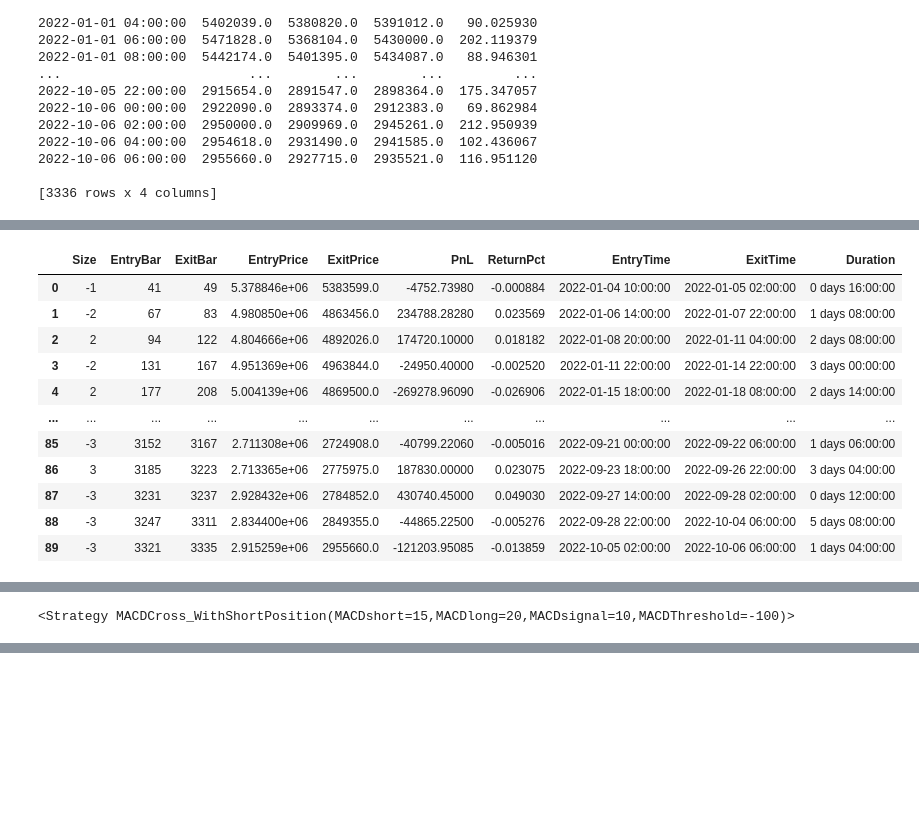
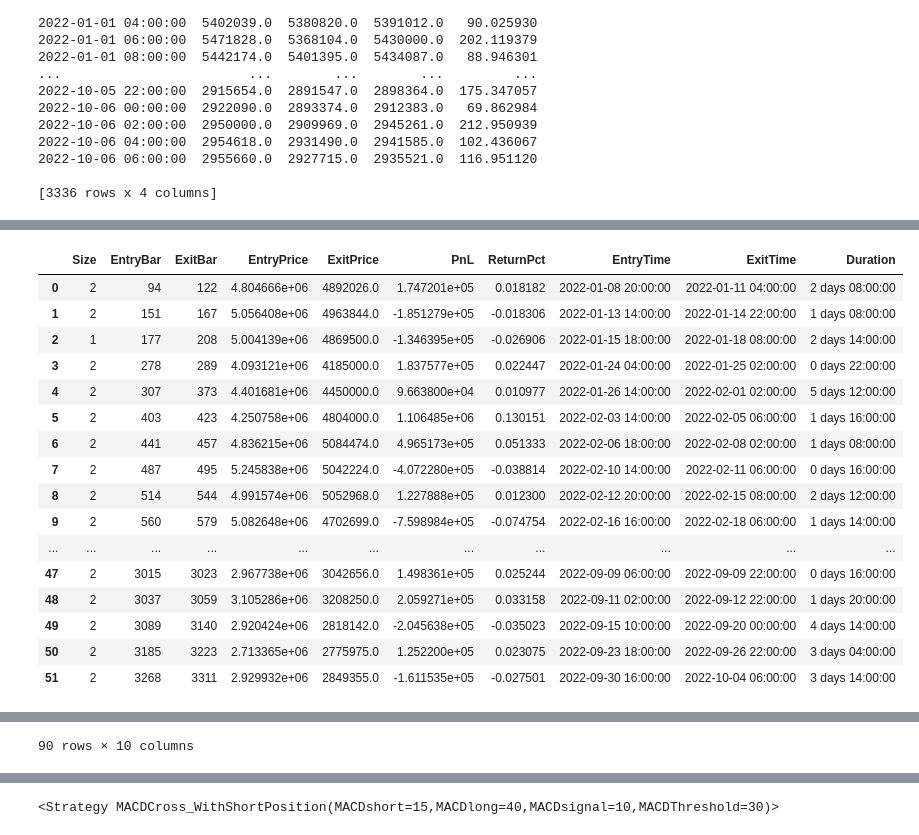
Before and after one commit to simari1/SystemTrade, a Jupyter notebook: Backtesting.py/2_DoBacktesting_BTC_HOUR.ipynb, the cells around one changed output, grey strips where cells are left out. Saved outputs shown, nothing was run; the diff lists cells and outputs as text; code cells hidden in the pictures; blank space fills up the shorter version.

Commit message:
add BTC hour data

```diff
--- a/Backtesting.py/2_DoBacktesting_BTC_HOUR.ipynb
+++ b/Backtesting.py/2_DoBacktesting_BTC_HOUR.ipynb
@@ -68,30 +68,30 @@ import BacktestingStrategies.Strategy_MacdCross as btst
 importlib.reload(btst)
 importlib.reload(opt)
 
-# # バックテストを設定
-# bt = Backtest(
-#     data, # チャートデータ
-#     btst.MACDCross, # 売買戦略
-#     cash=initial, # 最初の所持金
-#     commission=0.00495, # 取引手数料
-#     margin=1.0, # レバレッジ倍率の逆数（0.5で2倍レバレッジ）
-#     trade_on_close=False, # True：現在の終値で取引，False：次の時間の始値で取引
-#     exclusive_orders=True, #自動でポジションをクローズ(オープン)
-# )
-# execute_backtest(bt)
+# バックテストを設定
+bt = Backtest(
+    data, # チャートデータ
+    btst.MACDCross, # 売買戦略
+    cash=initial, # 最初の所持金
+    commission=0.00495, # 取引手数料
+    margin=1.0, # レバレッジ倍率の逆数（0.5で2倍レバレッジ）
+    trade_on_close=False, # True：現在の終値で取引，False：次の時間の始値で取引
+    exclusive_orders=True, #自動でポジションをクローズ(オープン)
+)
+execute_backtest(bt)
 
-# #最適化
-# opt_params = {
-#     "MACDshort": range(10, 25, 5),\
-#     "MACDlong": range(10, 75, 10),\
-#     "MACDsignal": range(10, 15, 5),\
-#     "MACDThreshold": range(-100, 100, 10),\
-#     "maximize": opt.optim_func,\
-#     "method": 'grid',\
-#     "constraint": lambda x: (x.MACDlong > x.MACDshort) & (x.MACDshort > x.MACDsignal),\
-#     "max_tries": 1000
-# }
-# execute_optimize(bt, opt_params)
+#最適化
+opt_params = {
+    "MACDshort": range(10, 25, 5),\
+    "MACDlong": range(10, 75, 10),\
+    "MACDsignal": range(10, 15, 5),\
+    "MACDThreshold": range(-100, 100, 10),\
+    "maximize": "Equity Final [$]",\
+    "method": 'grid',\
+    "constraint": lambda x: (x.MACDlong > x.MACDshort) & (x.MACDshort > x.MACDsignal),\
+    "max_tries": 1000
+}
+execute_optimize(bt, opt_params)
 
 
 # バックテストを設定
@@ -126,15 +126,20 @@ _strategy                 MACDCross_WithSh...
 _equity_curve                             ...
 _trades                       Size  EntryB...
 dtype: object
 |  | Size | EntryBar | ExitBar | EntryPrice | ExitPrice | PnL | ReturnPct | EntryTime | ExitTime | Duration |
-| 0 | -1 | 41 | 49 | 5.378846e+06 | 5383599.0 | -4752.73980 | -0.000884 | 2022-01-04 10:00:00 | 2022-01-05 02:00:00 | 0 days 16:00:00 |
-| 1 | -2 | 67 | 83 | 4.980850e+06 | 4863456.0 | 234788.28280 | 0.023569 | 2022-01-06 14:00:00 | 2022-01-07 22:00:00 | 1 days 08:00:00 |
-| 2 | 2 | 94 | 122 | 4.804666e+06 | 4892026.0 | 174720.10000 | 0.018182 | 2022-01-08 20:00:00 | 2022-01-11 04:00:00 | 2 days 08:00:00 |
-| 3 | -2 | 131 | 167 | 4.951369e+06 | 4963844.0 | -24950.40000 | -0.002520 | 2022-01-11 22:00:00 | 2022-01-14 22:00:00 | 3 days 00:00:00 |
-| 4 | 2 | 177 | 208 | 5.004139e+06 | 4869500.0 | -269278.96090 | -0.026906 | 2022-01-15 18:00:00 | 2022-01-18 08:00:00 | 2 days 14:00:00 |
+| 0 | 2 | 94 | 122 | 4.804666e+06 | 4892026.0 | 1.747201e+05 | 0.018182 | 2022-01-08 20:00:00 | 2022-01-11 04:00:00 | 2 days 08:00:00 |
+| 1 | 2 | 151 | 167 | 5.056408e+06 | 4963844.0 | -1.851279e+05 | -0.018306 | 2022-01-13 14:00:00 | 2022-01-14 22:00:00 | 1 days 08:00:00 |
+| 2 | 1 | 177 | 208 | 5.004139e+06 | 4869500.0 | -1.346395e+05 | -0.026906 | 2022-01-15 18:00:00 | 2022-01-18 08:00:00 | 2 days 14:00:00 |
+| 3 | 2 | 278 | 289 | 4.093121e+06 | 4185000.0 | 1.837577e+05 | 0.022447 | 2022-01-24 04:00:00 | 2022-01-25 02:00:00 | 0 days 22:00:00 |
+| 4 | 2 | 307 | 373 | 4.401681e+06 | 4450000.0 | 9.663800e+04 | 0.010977 | 2022-01-26 14:00:00 | 2022-02-01 02:00:00 | 5 days 12:00:00 |
+| 5 | 2 | 403 | 423 | 4.250758e+06 | 4804000.0 | 1.106485e+06 | 0.130151 | 2022-02-03 14:00:00 | 2022-02-05 06:00:00 | 1 days 16:00:00 |
+| 6 | 2 | 441 | 457 | 4.836215e+06 | 5084474.0 | 4.965173e+05 | 0.051333 | 2022-02-06 18:00:00 | 2022-02-08 02:00:00 | 1 days 08:00:00 |
+| 7 | 2 | 487 | 495 | 5.245838e+06 | 5042224.0 | -4.072280e+05 | -0.038814 | 2022-02-10 14:00:00 | 2022-02-11 06:00:00 | 0 days 16:00:00 |
+| 8 | 2 | 514 | 544 | 4.991574e+06 | 5052968.0 | 1.227888e+05 | 0.012300 | 2022-02-12 20:00:00 | 2022-02-15 08:00:00 | 2 days 12:00:00 |
+| 9 | 2 | 560 | 579 | 5.082648e+06 | 4702699.0 | -7.598984e+05 | -0.074754 | 2022-02-16 16:00:00 | 2022-02-18 06:00:00 | 1 days 14:00:00 |
 | ... | ... | ... | ... | ... | ... | ... | ... | ... | ... | ... |
-| 85 | -3 | 3152 | 3167 | 2.711308e+06 | 2724908.0 | -40799.22060 | -0.005016 | 2022-09-21 00:00:00 | 2022-09-22 06:00:00 | 1 days 06:00:00 |
-| 86 | 3 | 3185 | 3223 | 2.713365e+06 | 2775975.0 | 187830.00000 | 0.023075 | 2022-09-23 18:00:00 | 2022-09-26 22:00:00 | 3 days 04:00:00 |
-| 87 | -3 | 3231 | 3237 | 2.928432e+06 | 2784852.0 | 430740.45000 | 0.049030 | 2022-09-27 14:00:00 | 2022-09-28 02:00:00 | 0 days 12:00:00 |
-| 88 | -3 | 3247 | 3311 | 2.834400e+06 | 2849355.0 | -44865.22500 | -0.005276 | 2022-09-28 22:00:00 | 2022-10-04 06:00:00 | 5 days 08:00:00 |
-| 89 | -3 | 3321 | 3335 | 2.915259e+06 | 2955660.0 | -121203.95085 | -0.013859 | 2022-10-05 02:00:00 | 2022-10-06 06:00:00 | 1 days 04:00:00 |
+| 47 | 2 | 3015 | 3023 | 2.967738e+06 | 3042656.0 | 1.498361e+05 | 0.025244 | 2022-09-09 06:00:00 | 2022-09-09 22:00:00 | 0 days 16:00:00 |
+| 48 | 2 | 3037 | 3059 | 3.105286e+06 | 3208250.0 | 2.059271e+05 | 0.033158 | 2022-09-11 02:00:00 | 2022-09-12 22:00:00 | 1 days 20:00:00 |
+| 49 | 2 | 3089 | 3140 | 2.920424e+06 | 2818142.0 | -2.045638e+05 | -0.035023 | 2022-09-15 10:00:00 | 2022-09-20 00:00:00 | 4 days 14:00:00 |
+| 50 | 2 | 3185 | 3223 | 2.713365e+06 | 2775975.0 | 1.252200e+05 | 0.023075 | 2022-09-23 18:00:00 | 2022-09-26 22:00:00 | 3 days 04:00:00 |
+| 51 | 2 | 3268 | 3311 | 2.929932e+06 | 2849355.0 | -1.611535e+05 | -0.027501 | 2022-09-30 16:00:00 | 2022-10-04 06:00:00 | 3 days 14:00:00 |
@@ -172 +209 @@ dtype: object
-<Strategy MACDCross_WithShortPosition(MACDshort=15,MACDlong=20,MACDsignal=10,MACDThreshold=-100)>
+90 rows × 10 columns
@@ -172,0 +244 @@ dtype: object
+<Strategy MACDCross_WithShortPosition(MACDshort=15,MACDlong=40,MACDsignal=10,MACDThreshold=30)>
```
Also changed, not shown: parts of 1 cell of this notebook.
